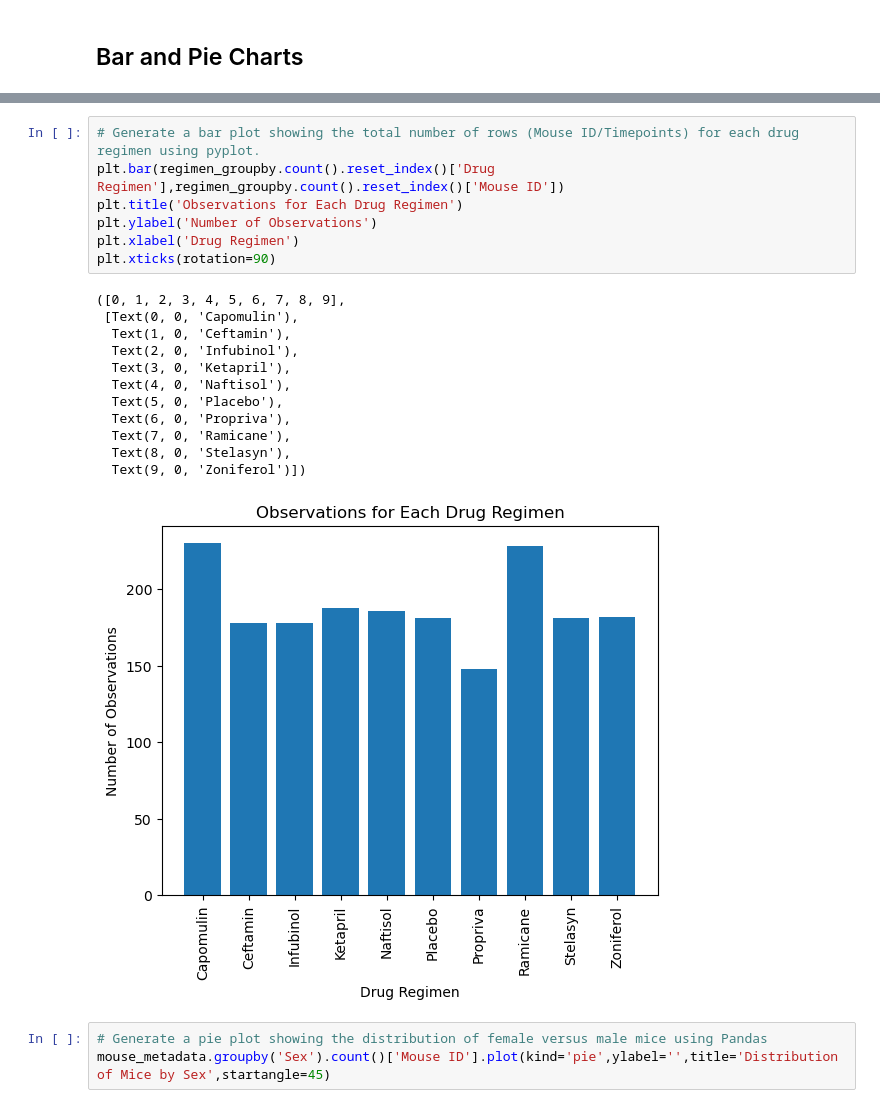
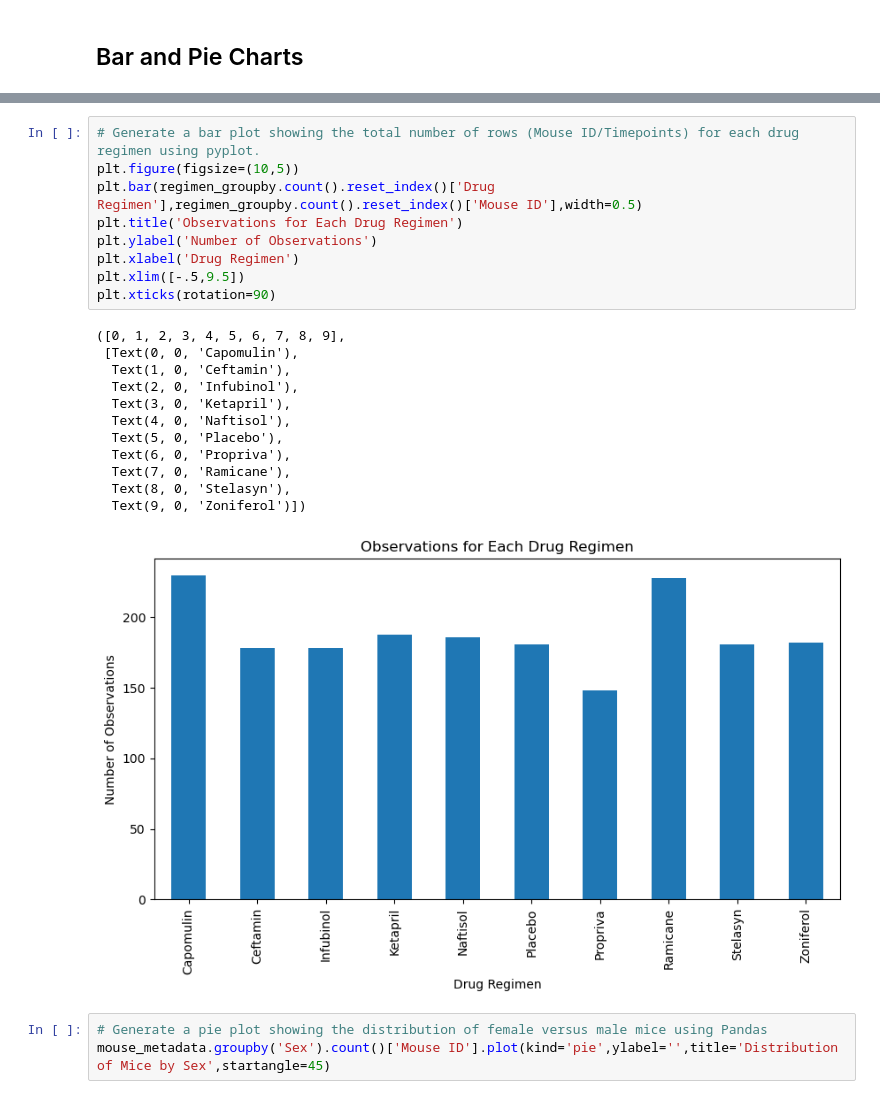
Before and after one commit to jonahkopp/visualization-challenge, a Jupyter notebook: pymaceuticals_starter.ipynb, the cells around one changed output, grey strips where cells are left out. Saved outputs shown, nothing was run; the diff lists cells and outputs as text.

```diff
--- a/pymaceuticals_starter.ipynb
+++ b/pymaceuticals_starter.ipynb
@@ -144,23 +142,25 @@ Text(0, 0.5, 'Number of Observations')
 # %%
 # Generate a bar plot showing the total number of rows (Mouse ID/Timepoints) for each drug regimen using pyplot.
-plt.bar(regimen_groupby.count().reset_index()['Drug Regimen'],regimen_groupby.count().reset_index()['Mouse ID'])
+plt.figure(figsize=(10,5))
+plt.bar(regimen_groupby.count().reset_index()['Drug Regimen'],regimen_groupby.count().reset_index()['Mouse ID'],width=0.5)
 plt.title('Observations for Each Drug Regimen')
 plt.ylabel('Number of Observations')
 plt.xlabel('Drug Regimen')
+plt.xlim([-.5,9.5])
 plt.xticks(rotation=90)
 # %% [output]
 ([0, 1, 2, 3, 4, 5, 6, 7, 8, 9],
  [Text(0, 0, 'Capomulin'),
   Text(1, 0, 'Ceftamin'),
   Text(2, 0, 'Infubinol'),
   Text(3, 0, 'Ketapril'),
   Text(4, 0, 'Naftisol'),
   Text(5, 0, 'Placebo'),
   Text(6, 0, 'Propriva'),
   Text(7, 0, 'Ramicane'),
   Text(8, 0, 'Stelasyn'),
   Text(9, 0, 'Zoniferol')])
-[figure, old version]
+[figure, new version]
 # %%
 # Generate a pie plot showing the distribution of female versus male mice using Pandas
 mouse_metadata.groupby('Sex').count()['Mouse ID'].plot(kind='pie',ylabel='',title='Distribution of Mice by Sex',startangle=45)
```
Also changed, not shown: parts of 1 cell of this notebook.
